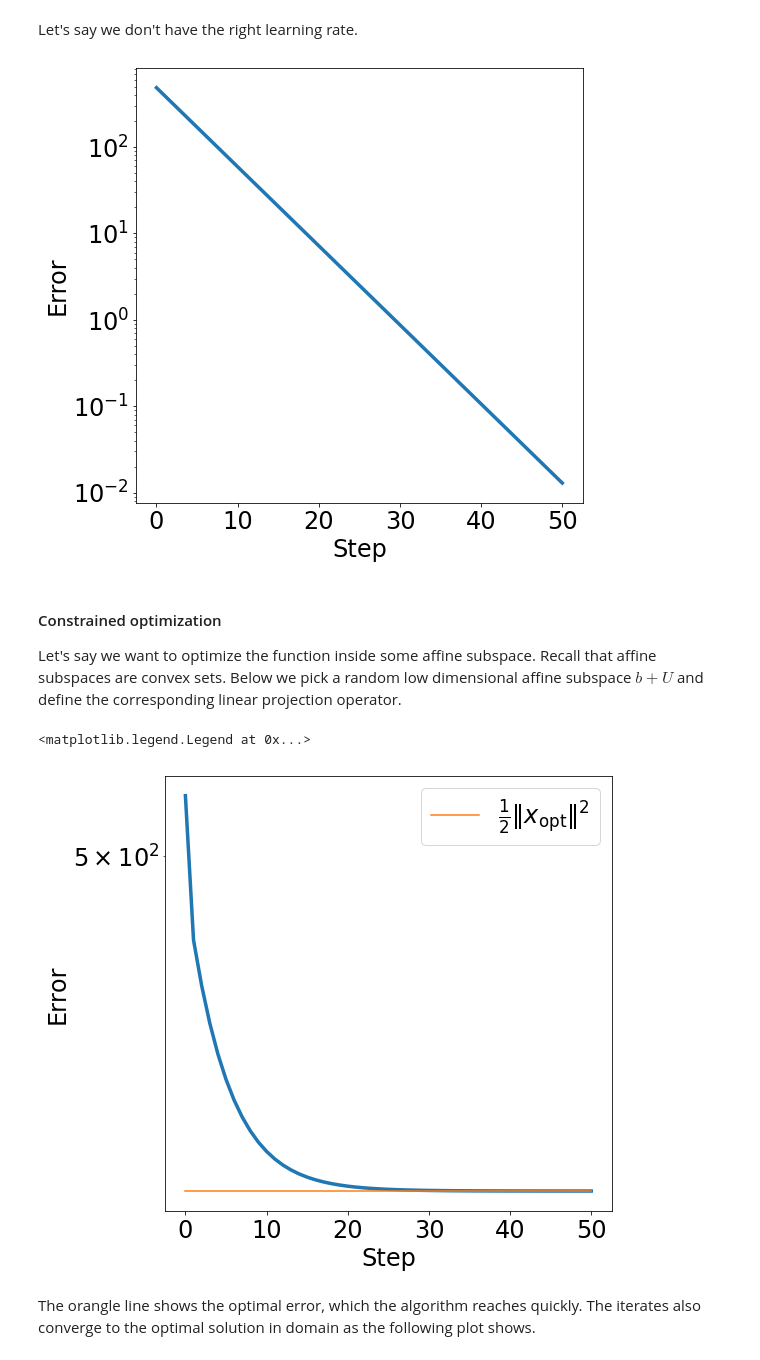
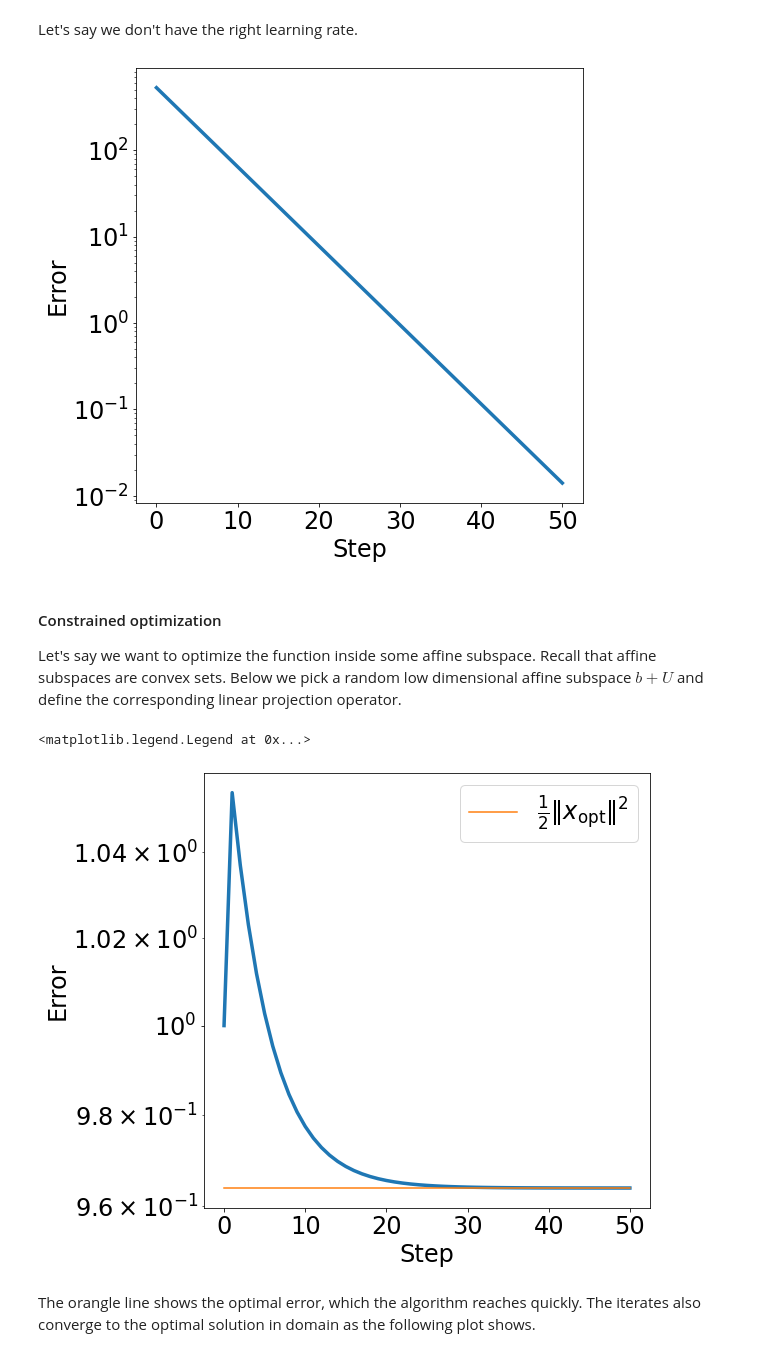
Before and after one commit to MerkulovDaniil/intro_opt, a Jupyter notebook: notebooks/intro_opt_5.ipynb, the cells around one changed output. Drawn from its saved outputs; the diff is of its cells as text; code cells hidden in the pictures.

```diff
--- a/notebooks/intro_opt_5.ipynb
+++ b/notebooks/intro_opt_5.ipynb
@@ -171,8 +179,10 @@ As a toy example, let's optimize $$f(x)=\frac12\|x\|^2,$$ which has the gradient
 def quadratic(x):
     return 0.5*x.dot(x)
 
-def quadratic_gradient(x):
-    return x
+# def quadratic_gradient(x):
+#     return x
+
+quadratic_gradient = grad(quadratic)
 # %% [markdown]
 Note the function is $1$-smooth and $1$-strongly convex. Our theorems would then suggest that we use a constant step size of $1.$ If you think about it, for this step size the algorithm will actually find the optimal solution in just one step.
 # %%
@@ -190,7 +200,7 @@ Let's say we don't have the right learning rate.
 xs = gradient_descent(x0, [0.1]*50, quadratic_gradient)
 error_plot([quadratic(x) for x in xs])
 # %% [output]
-[figure, old version]
+[figure, new version]
 # %% [markdown]
 #### Constrained optimization
 
@@ -206,15 +216,15 @@ def proj(x):
 # %%
 x0 = np.random.normal(0, 1, (1000))
 xs = gradient_descent(x0, [0.1]*50, quadratic_gradient, proj)
 # the optimal solution is the projection of the origin
 x_opt = proj(0)
-error_plot([quadratic(x) for x in xs])
-plt.plot(range(len(xs)), [quadratic(x_opt)]*len(xs),
+error_plot([quadratic(x)/quadratic(xs[0]) for x in xs])
+plt.plot(range(len(xs)), [quadratic(x_opt)/quadratic(xs[0])]*len(xs),
         label='$\\frac{1}{2}|\!|x_{\mathrm{opt}}|\!|^2$')
 plt.legend()
 # %% [output]
 <matplotlib.legend.Legend at 0x...>
-[figure, old version]
+[figure, new version]
 # %% [markdown]
 The orangle line shows the optimal error, which the algorithm reaches quickly. The iterates also converge to the optimal solution in domain as the following plot shows.
 # %%
```
Also changed, not shown: parts of 20 cells of this notebook.
